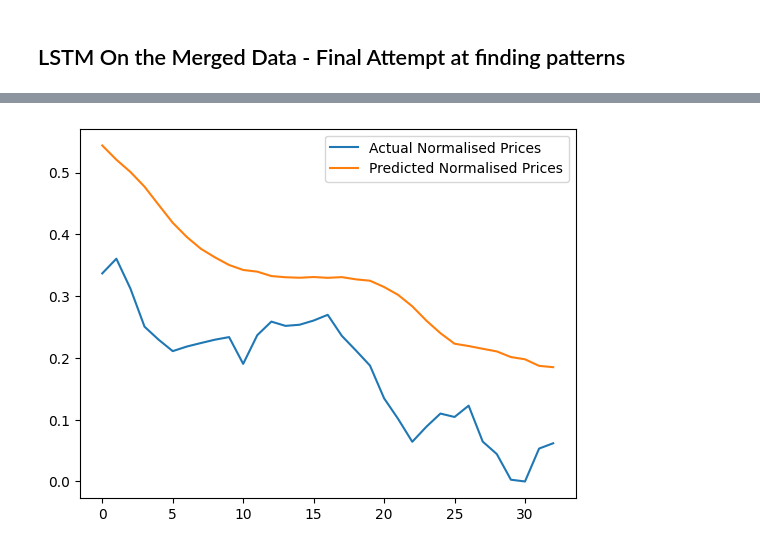
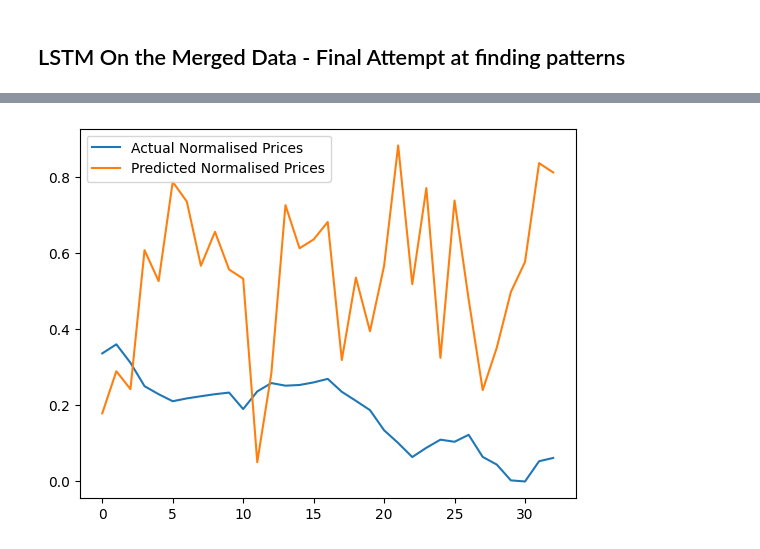
Before and after one commit to bhuwan1998/twitter_sentiment_analysis, a Jupyter notebook: Python Files/Notebooks/Stock_Prediction.ipynb, the cells around one changed output, grey strips where cells are left out. Saved outputs shown, nothing was run; the diff lists cells and outputs as text; code cells hidden in the pictures.

Commit message:
Working on Fine Tuning the model

```diff
--- a/Python Files/Notebooks/Stock_Prediction.ipynb
+++ b/Python Files/Notebooks/Stock_Prediction.ipynb
@@ -26,7 +27,7 @@ sequence_length = 10
 X,y = create_sequences(features.values, sequence_length)
 
 # Split Data
-X_train, X_test, y_train, y_test = train_test_split(X, y, test_size=0.2, shuffle=False)
+X_train, X_test, y_train, y_test = train_test_split(X, y, test_size=0.2, shuffle=True)
 X_train = X_train.astype('float32')  # Convert to float32
 
 # Build LSTM Model
@@ -34,8 +35,16 @@ model = Sequential()
 model.add(LSTM(50, input_shape=(sequence_length, 2), return_sequences=True))
 model.add(LSTM(50, return_sequences=False))
 model.add(Dense(1))
+
+# Hyperparameter Tuning
 model.compile(optimizer="adam", loss="mean_squared_error")
+
+# Model Checkpoint
+checkpoint = ModelCheckpoint("best_model.h5", save_best_only=True)
+
+# Early Stopping
+early_stopping = EarlyStopping(patience=10, restore_best_weights=True)
 # %%
 # Train The Model
-model.fit(X_train, y_train, batch_size=64, epochs=60, validation_data=(X_test, y_test))
+history = model.fit(X_train, y_train, batch_size=64, epochs=100, validation_data=(X_test, y_test), callbacks=[early_stopping, checkpoint])
 # %% [output]
@@ -68,4 +93,7 @@ Mean Squared Error: 0.03983071836663729
 # %%
+# Load the best model (optional)
+model.load_weights("best_model.h5")
+
 # Make Predictions
 last_sequence = X[-1]
 prediction = model.predict(np.array([last_sequence]))[0][0]
@@ -81 +109 @@ plt.show()
-[figure, old version]
+[figure, new version]
```
Also changed, not shown: parts of 4 cells of this notebook, 1 other file.
